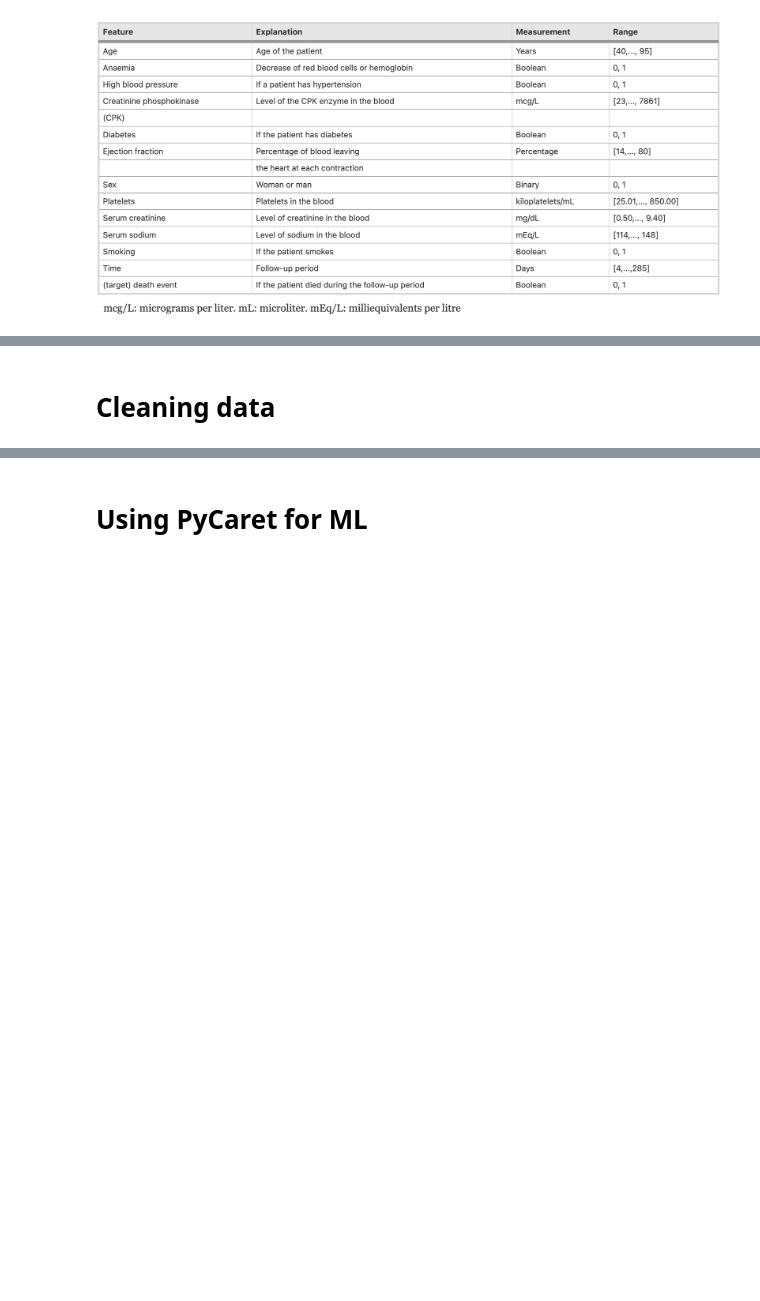
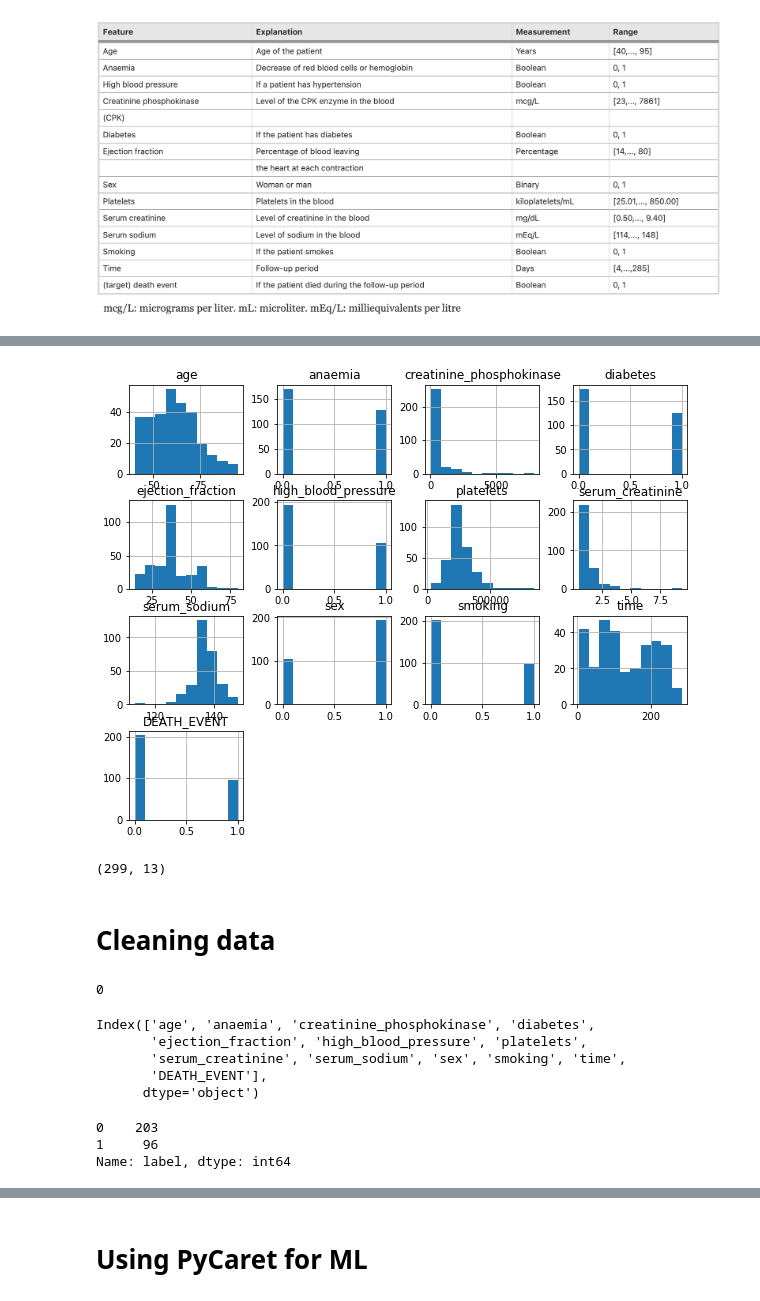
Before and after one commit to aurimas13/CodeAcademy-AI-Course, a Jupyter notebook: Examples/Machine_Learning_with_Python_session_2.ipynb, the cells around one changed output, grey strips where cells are left out. Saved outputs shown, nothing was run; the diff lists cells and outputs as text; code cells hidden in the pictures; blank space fills up the shorter version.

Commit message:
Added .ipynb and data files

```diff
--- a/Examples/Machine_Learning_with_Python_session_2.ipynb
+++ b/Examples/Machine_Learning_with_Python_session_2.ipynb
@@ -252,5 +250,7 @@ array(['HipHop'], dtype=object)
 # !pip install pycaret
 # %% [markdown]
 # Loading data
+# %%
+df = pd.read_csv('Data/heart_failure_clinical_records_dataset.csv')
 # %% [markdown]
 # First look at the data
@@ -259,2 +280,26 @@ array(['HipHop'], dtype=object)
+# %%
+fig = plt.figure(figsize=(10,8))
+ax = fig.gca()
+df.hist(ax = ax)
+plt.show()
+# %% [output]
+[figure, added]
+# %%
+df.shape
+# %% [output]
+(299, 13)
 # %% [markdown]
 # Cleaning data
+# %%
+df.isnull().sum()
+df.duplicated().sum()
+# %% [output]
+0
+# %%
+df.columns
+# %% [output]
+Index(['age', 'anaemia', 'creatinine_phosphokinase', 'diabetes',
+       'ejection_fraction', 'high_blood_pressure', 'platelets',
+       'serum_creatinine', 'serum_sodium', 'sex', 'smoking', 'time',
+       'DEATH_EVENT'],
+      dtype='object')
@@ -260,0 +308,6 @@ array(['HipHop'], dtype=object)
+# %%
+df['label'].value_counts()
+# %% [output]
+0    203
+1     96
+Name: label, dtype: int64
```
Also changed, not shown: parts of 8 cells of this notebook, 3 other files.
